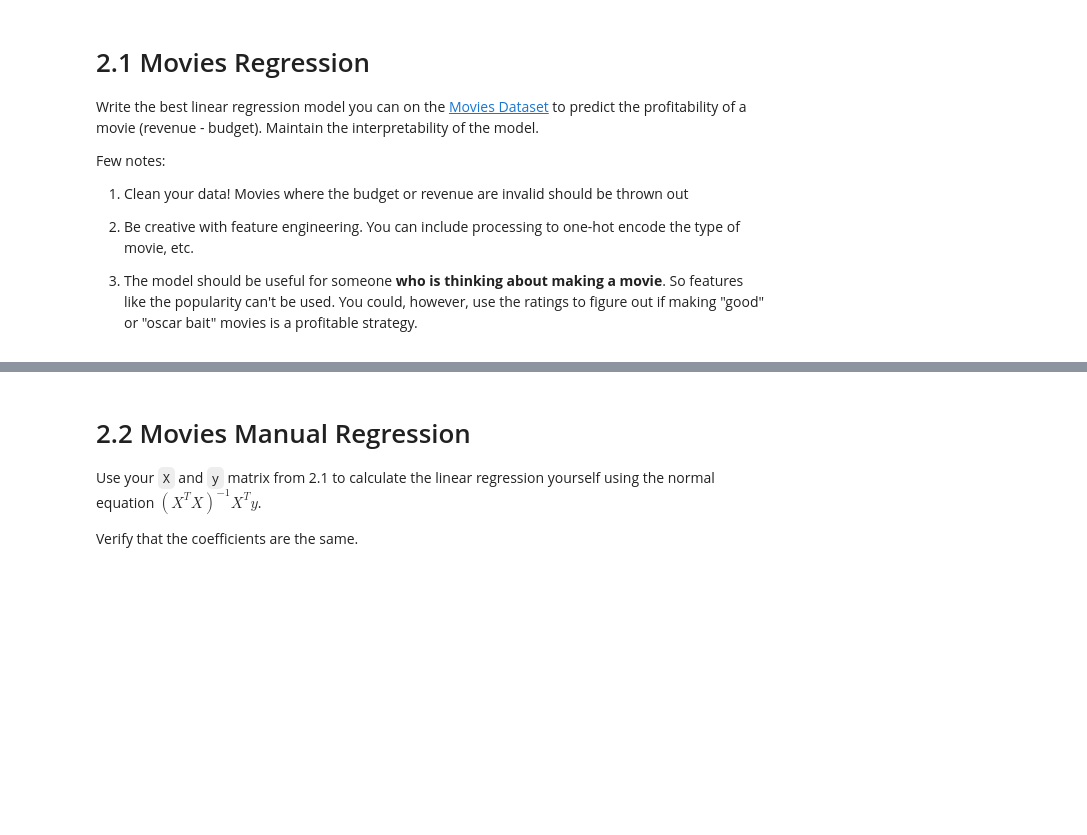
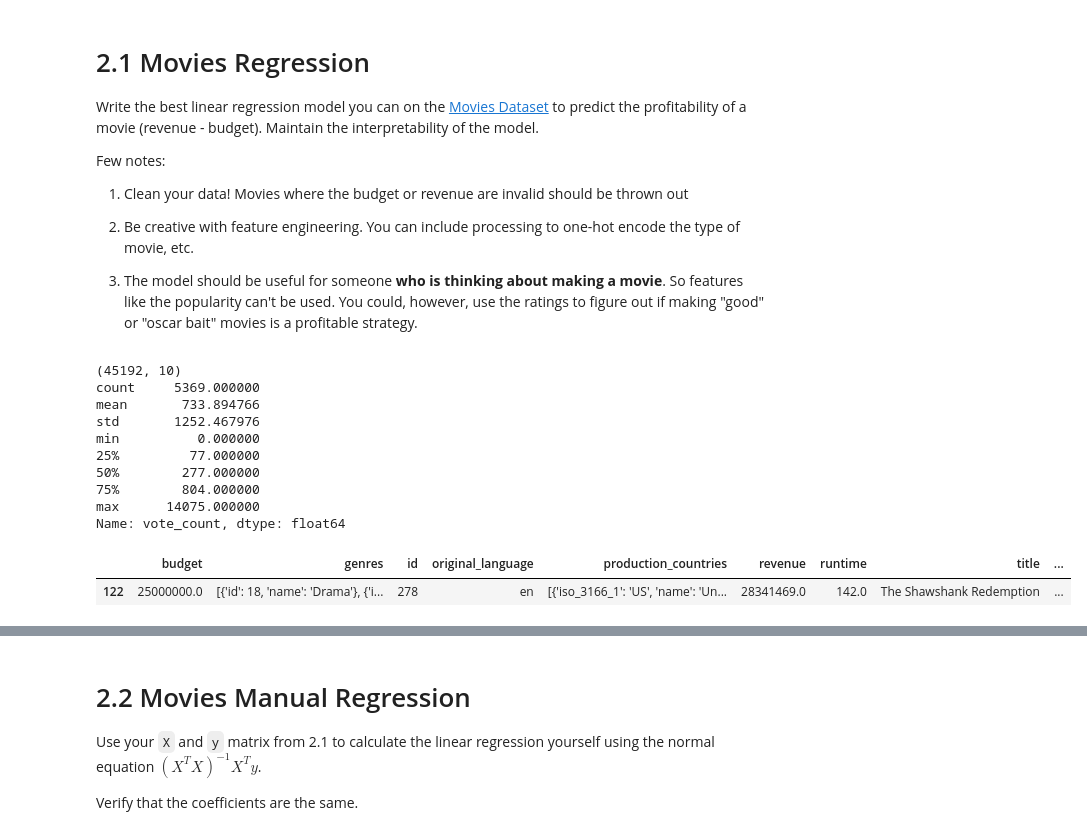
Before and after one commit to cb-ds-1/3-5-optimization, a Jupyter notebook: Workshop_ Maximum likelihood.ipynb, the cells around one changed output, grey strips where cells are left out. Drawn from its saved outputs; the diff is of its cells as text; code cells hidden in the pictures; blank space fills up the shorter version.

```diff
--- a/Workshop_ Maximum likelihood.ipynb
+++ b/Workshop_ Maximum likelihood.ipynb
@@ -45,3 +64,47 @@ Few notes:
 2. Be creative with feature engineering. You can include processing to one-hot encode the type of movie, etc.
 
 3. The model should be useful for someone **who is thinking about making a movie**. So features like the popularity can't be used. You could, however, use the ratings to figure out if making "good" or "oscar bait" movies is a profitable strategy.
+# %%
+import pandas as pd
+import matplotlib.pyplot as plt
+import numpy as np
+import seaborn as sns
+import statsmodels.api as sm
+sns.set()
+
+# drop features
+df = pd.read_csv('data/movies_metadata.csv')
+
+df = df.drop(['belongs_to_collection','homepage','tagline','imdb_id','overview',
+              'poster_path','original_title','adult','popularity','release_date',
+              'production_companies','spoken_languages','video','status'],axis=1)
+df.dropna(inplace=True)
+print(df.shape)
+
+# set types to variables
+df.id = df.id.astype('int')
+df.budget = df.budget.astype('float')
+
+# clean data
+df = df[(df.budget > 0) & (df.revenue > 0) & (df.runtime > 0)]
+df = df.reset_index(drop=True)
+
+# feature engineering
+df['return'] = df.revenue - df.budget
+print(df.vote_count.describe())
+df['vote_weight'] = (df.vote_count/(df.vote_count+2_500)) * df.vote_average + (2_500/(df.vote_count+2_000)) * (df.vote_average.mean())
+
+df.iloc[[df['vote_weight'].argmax()]]
+# %% [output]
+(45192, 10)
+count     5369.000000
+mean       733.894766
+std       1252.467976
+min          0.000000
+25%         77.000000
+50%        277.000000
+75%        804.000000
+max      14075.000000
+Name: vote_count, dtype: float64
+|  | budget | genres | id | original_language | production_countries | revenue | runtime | title | ... |
+| 122 | 25000000.0 | [{'id': 18, 'name': 'Drama'}, {'i... | 278 | en | [{'iso_3166_1': 'US', 'name': 'Un... | 28341469.0 | 142.0 | The Shawshank Redemption | ... |
```
Also changed, not shown: parts of 11 cells of this notebook.
